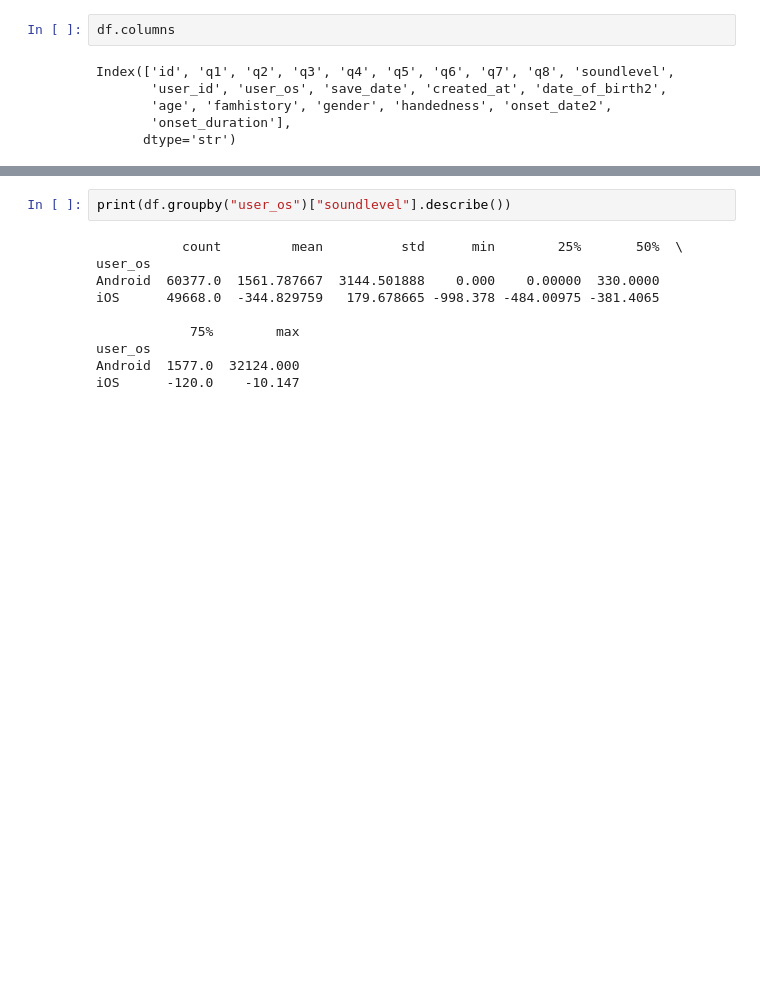
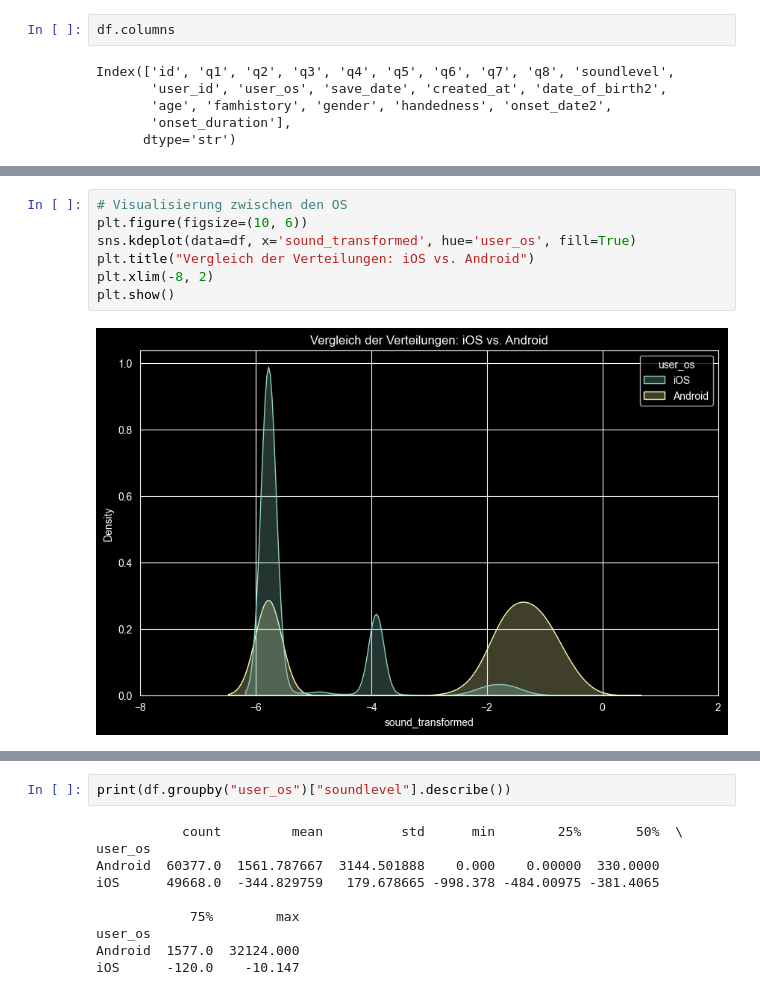
Before and after one commit to berielias-cpu/MasterArbeit, a Jupyter notebook: Masterarbeit/01_EDA_V2.0.ipynb, the cells around one changed output, grey strips where cells are left out. Cells and saved outputs as stored; diff of their text form; blank space fills up the shorter version.

```diff
--- a/Masterarbeit/01_EDA_V2.0.ipynb
+++ b/Masterarbeit/01_EDA_V2.0.ipynb
@@ -232,0 +320,9 @@ df["time_to_prev_event"] = df.groupby("user_id")["created_at"].diff().dt.days
+# %%
+# Visualisierung zwischen den OS
+plt.figure(figsize=(10, 6))
+sns.kdeplot(data=df, x='sound_transformed', hue='user_os', fill=True)
+plt.title("Vergleich der Verteilungen: iOS vs. Android")
+plt.xlim(-8, 2)
+plt.show()
+# %% [output]
+[figure, added]
```
Also changed, not shown: parts of 15 cells of this notebook, 1 other file.
